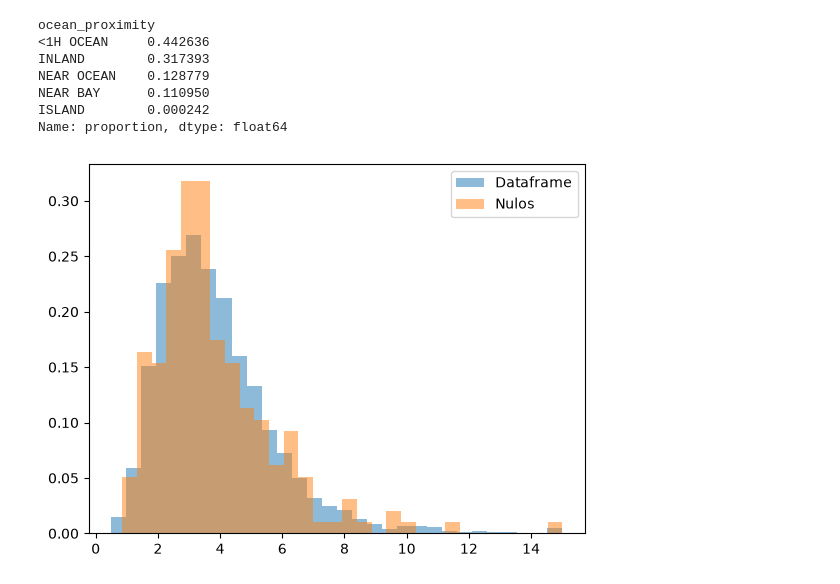
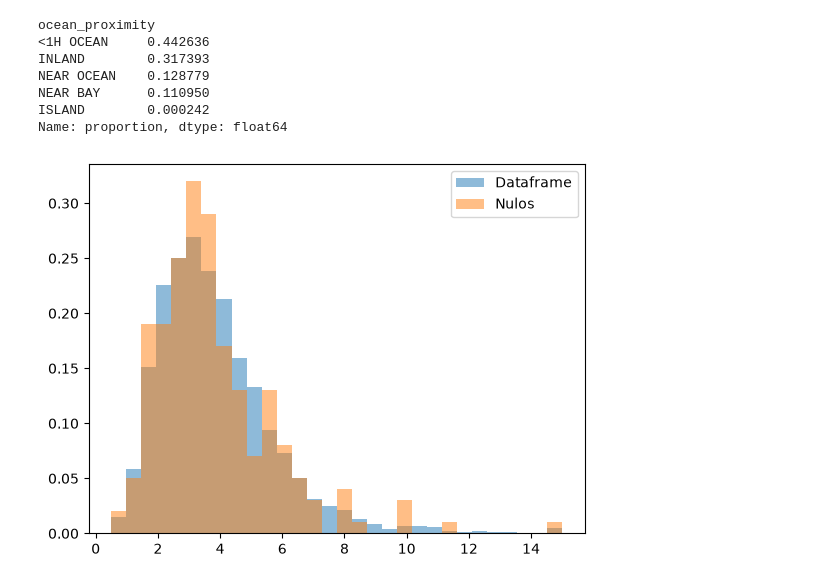
Before and after one commit to CarlosScura/reto-para-magos-de-datos, a Jupyter notebook: 01_california.ipynb, the cells around one changed output. Saved outputs shown, nothing was run; the diff lists cells and outputs as text; code cells hidden in the pictures.

```diff
--- a/01_california.ipynb
+++ b/01_california.ipynb
@@ -74,22 +75,23 @@ NEAR BAY      0.110950
 ISLAND        0.000242
 Name: proportion, dtype: float64
 # %%
+bordes = np.histogram_bin_edges(df['median_income'],bins=30)
 plt.hist(df['median_income'],
-        bins=30,
+        bins=bordes,
         density=True,
         alpha=0.5,
         label= "Dataframe")
 
 plt.hist(df_nulos['median_income'],
-         bins=30,
+         bins=bordes,
          density=True,
          alpha=0.5,
          label="Nulos")
 
 plt.legend()
 plt.show()
 # %% [output]
-[figure, old version]
+[figure, new version]
 # %%
 columnas = ['longitude','latitude','housing_median_age','total_rooms',
             'population','households', 'median_income' ,'median_house_value']
```
Also changed, not shown: parts of 6 cells of this notebook.
